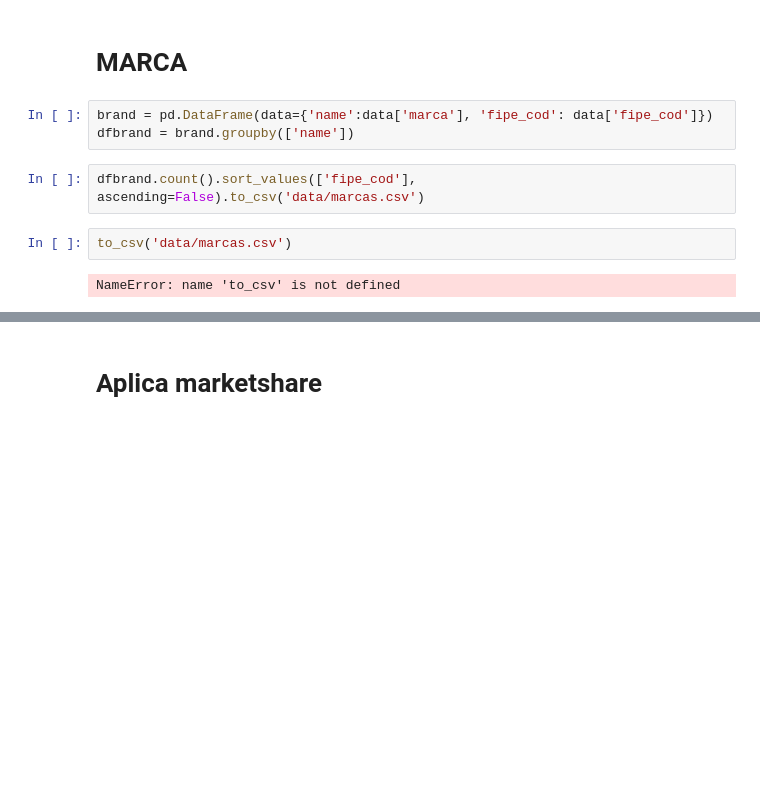
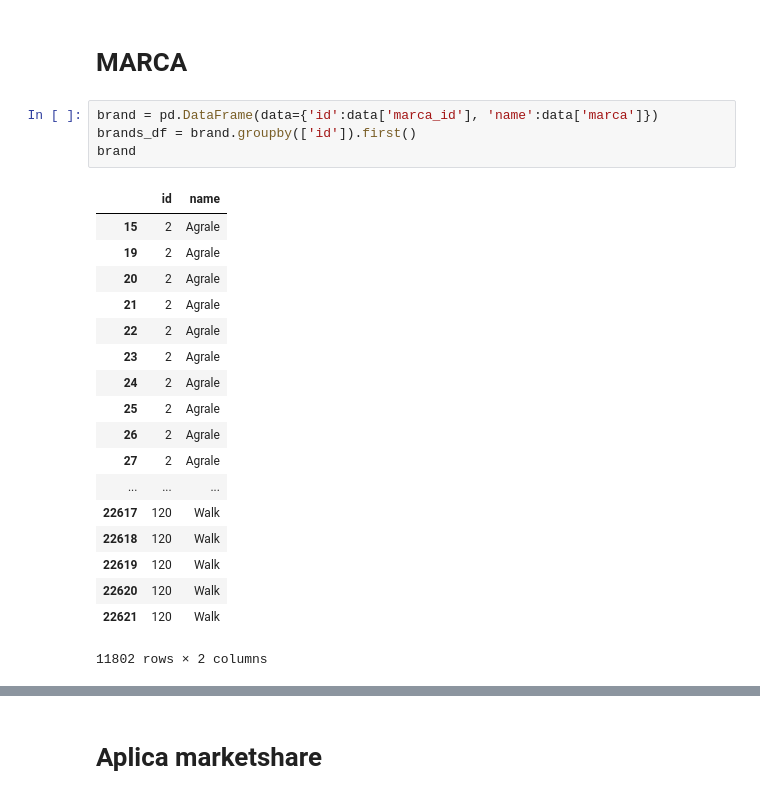
Before and after one commit to icastilho/carwash, a Jupyter notebook: Vehicle Models.ipynb, the cells around one changed output, grey strips where cells are left out. Drawn from its saved outputs; the diff is of its cells as text; blank space fills up the shorter version.

```diff
--- a/Vehicle Models.ipynb
+++ b/Vehicle Models.ipynb
@@ -88,14 +88,28 @@ NameError: name 'ShuffleSplit' is not defined
 # %% [markdown]
 # MARCA
 # %%
-brand = pd.DataFrame(data={'name':data['marca'], 'fipe_cod': data['fipe_cod']})
-dfbrand = brand.groupby(['name'])
+brand = pd.DataFrame(data={'id':data['marca_id'], 'name':data['marca']})
+brands_df = brand.groupby(['id']).first()
+brand
+# %% [output]
+|  | id | name |
+| 15 | 2 | Agrale |
+| 19 | 2 | Agrale |
+| 20 | 2 | Agrale |
+| 21 | 2 | Agrale |
+| 22 | 2 | Agrale |
+| 23 | 2 | Agrale |
+| 24 | 2 | Agrale |
+| 25 | 2 | Agrale |
+| 26 | 2 | Agrale |
+| 27 | 2 | Agrale |
+| ... | ... | ... |
+| 22617 | 120 | Walk |
+| 22618 | 120 | Walk |
+| 22619 | 120 | Walk |
+| 22620 | 120 | Walk |
+| 22621 | 120 | Walk |
+11802 rows × 2 columns
-# %%
-dfbrand.count().sort_values(['fipe_cod'], ascending=False).to_csv('data/marcas.csv')
-# %%
-to_csv('data/marcas.csv')
-# %% [output]
-NameError: name 'to_csv' is not defined
 # %%
 market_shere_df = pd.read_csv('data/market_share.csv')
 market_shere_df
```
Also changed, not shown: parts of 20 cells of this notebook, 15 other files.
